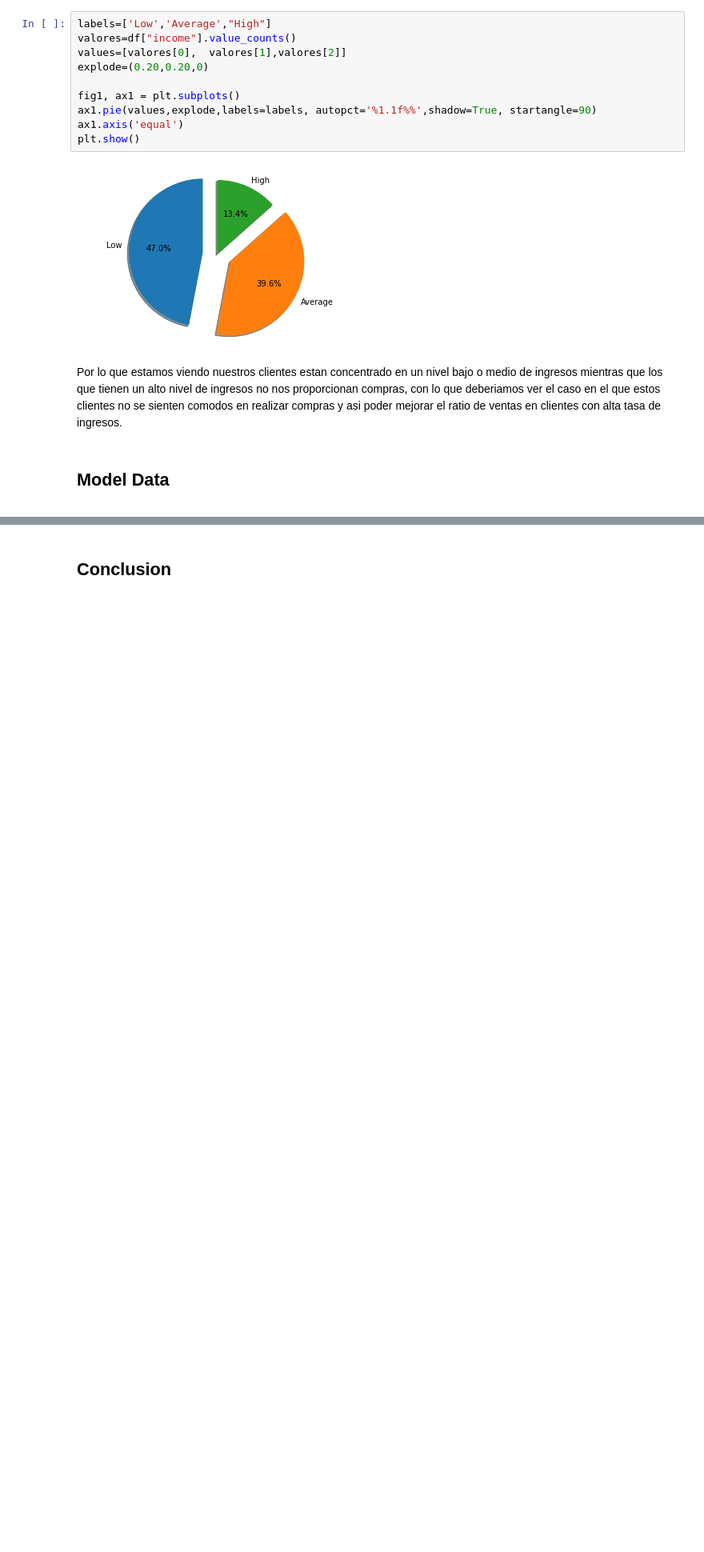
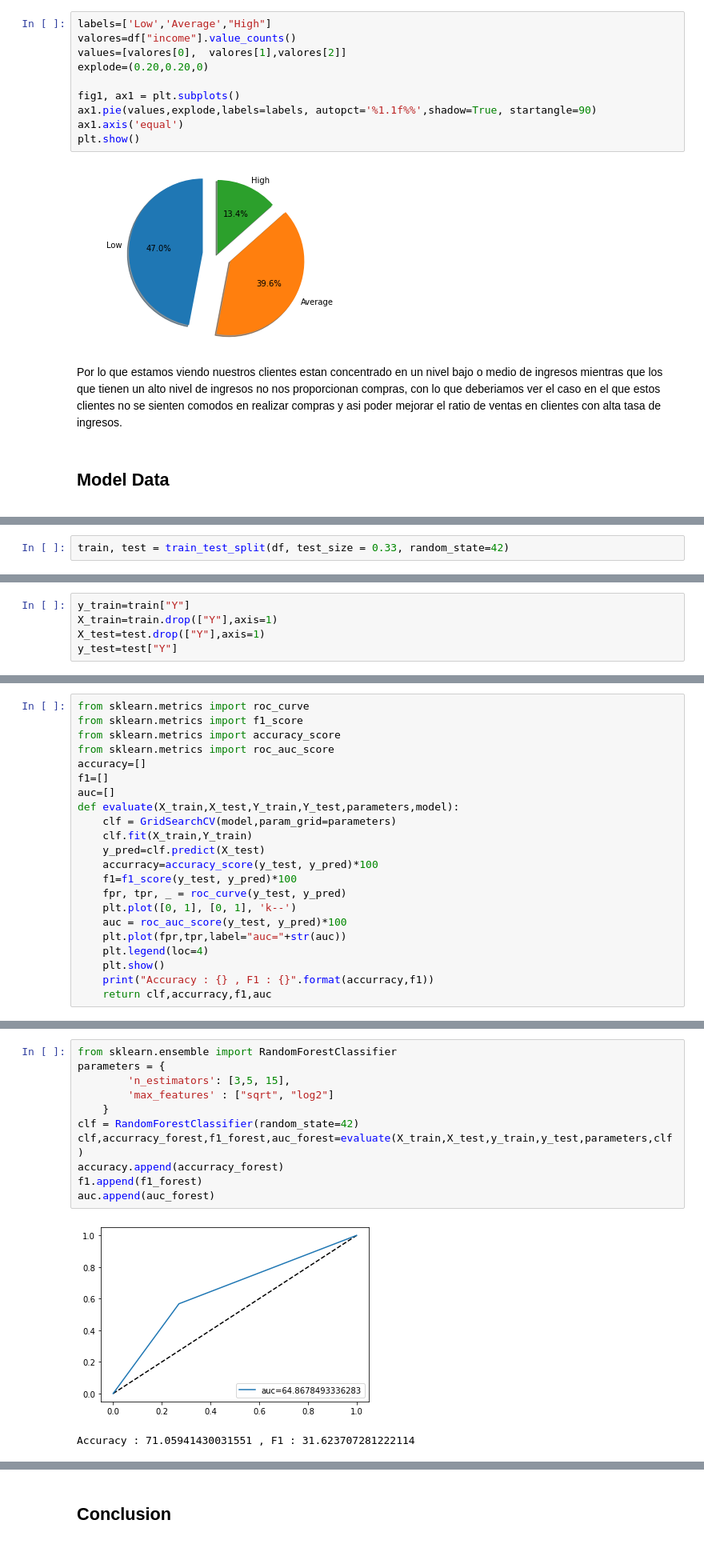
Before and after one commit to DaniMG95/Starbucks_Capstone, a Jupyter notebook: Starbucks_Capstone_notebook.ipynb, the cells around one changed output, grey strips where cells are left out. Shown at 80% size. Saved outputs shown, nothing was run; the diff lists cells and outputs as text; blank space fills up the shorter version.

Commit message:
Model

```diff
--- a/Starbucks_Capstone_notebook.ipynb
+++ b/Starbucks_Capstone_notebook.ipynb
@@ -572,0 +635,2 @@ Por lo que estamos viendo nuestros clientes estan concentrado en un nivel bajo o
+# %%
+train, test = train_test_split(df, test_size = 0.33, random_state=42)
@@ -572,0 +676,5 @@ Por lo que estamos viendo nuestros clientes estan concentrado en un nivel bajo o
+# %%
+y_train=train["Y"]
+X_train=train.drop(["Y"],axis=1)
+X_test=test.drop(["Y"],axis=1)
+y_test=test["Y"]
@@ -572,0 +689,22 @@ Por lo que estamos viendo nuestros clientes estan concentrado en un nivel bajo o
+# %%
+from sklearn.metrics import roc_curve
+from sklearn.metrics import f1_score
+from sklearn.metrics import accuracy_score
+from sklearn.metrics import roc_auc_score
+accuracy=[]
+f1=[]
+auc=[]
+def evaluate(X_train,X_test,Y_train,Y_test,parameters,model):
+    clf = GridSearchCV(model,param_grid=parameters)
+    clf.fit(X_train,Y_train)
+    y_pred=clf.predict(X_test)
+    accurracy=accuracy_score(y_test, y_pred)*100
+    f1=f1_score(y_test, y_pred)*100
+    fpr, tpr, _ = roc_curve(y_test, y_pred)
+    plt.plot([0, 1], [0, 1], 'k--')
+    auc = roc_auc_score(y_test, y_pred)*100
+    plt.plot(fpr,tpr,label="auc="+str(auc))
+    plt.legend(loc=4)
+    plt.show()
+    print("Accuracy : {} , F1 : {}".format(accurracy,f1))
+    return clf,accurracy,f1,auc
@@ -572,0 +715,14 @@ Por lo que estamos viendo nuestros clientes estan concentrado en un nivel bajo o
+# %%
+from sklearn.ensemble import RandomForestClassifier
+parameters = {
+        'n_estimators': [3,5, 15],
+        'max_features' : ["sqrt", "log2"]
+    }
+clf = RandomForestClassifier(random_state=42)
+clf,accurracy_forest,f1_forest,auc_forest=evaluate(X_train,X_test,y_train,y_test,parameters,clf)
+accuracy.append(accurracy_forest)
+f1.append(f1_forest)
+auc.append(auc_forest)
+# %% [output]
+[figure, added]
+Accuracy : 71.05941430031551 , F1 : 31.623707281222114
```
Also changed, not shown: parts of 39 cells of this notebook.
